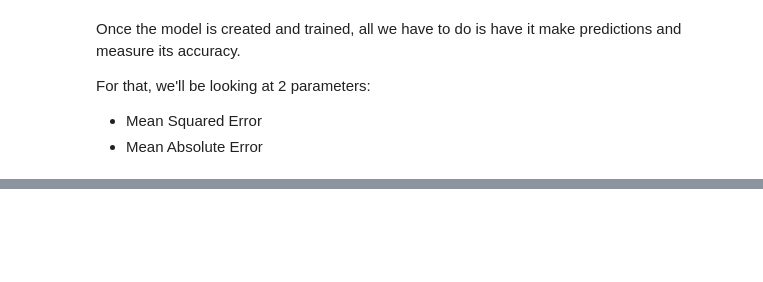
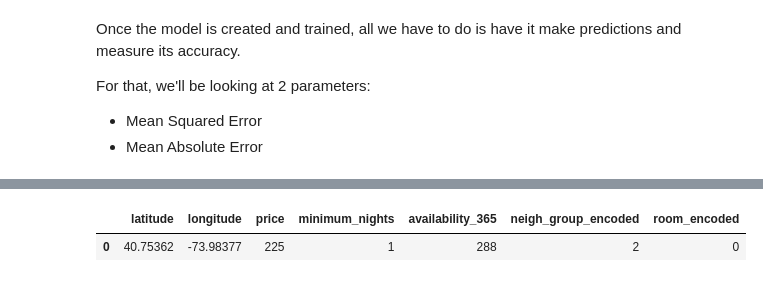
Before and after one commit to rafaelnduarte/Airbnb_Data_Analysis_NYC, a Jupyter notebook: Airbnb_Data_Analysis_Price_prediction_(XGBoost).ipynb, the cells around one changed output, grey strips where cells are left out. Cells and saved outputs as stored; diff of their text form; code cells hidden in the pictures; blank space fills up the shorter version.

```diff
--- a/Airbnb_Data_Analysis_Price_prediction_(XGBoost).ipynb
+++ b/Airbnb_Data_Analysis_Price_prediction_(XGBoost).ipynb
@@ -763,0 +797,10 @@ Mean Absolute Error:    32.8488
+# %%
+df_deploy.drop(columns = 'number_of_reviews', inplace=True)
+df_deploy.drop(columns = 'reviews_per_month', inplace=True)
+df_deploy.drop(columns = 'calculated_host_listings_count', inplace=True)
+df_deploy.drop(columns = 'neighbourhood_encoded', inplace=True)
+
+df_deploy.head(1)
+# %% [output]
+|  | latitude | longitude | price | minimum_nights | availability_365 | neigh_group_encoded | room_encoded |
+| 0 | 40.75362 | -73.98377 | 225 | 1 | 288 | 2 | 0 |
```
Also changed, not shown: parts of 34 cells of this notebook.
